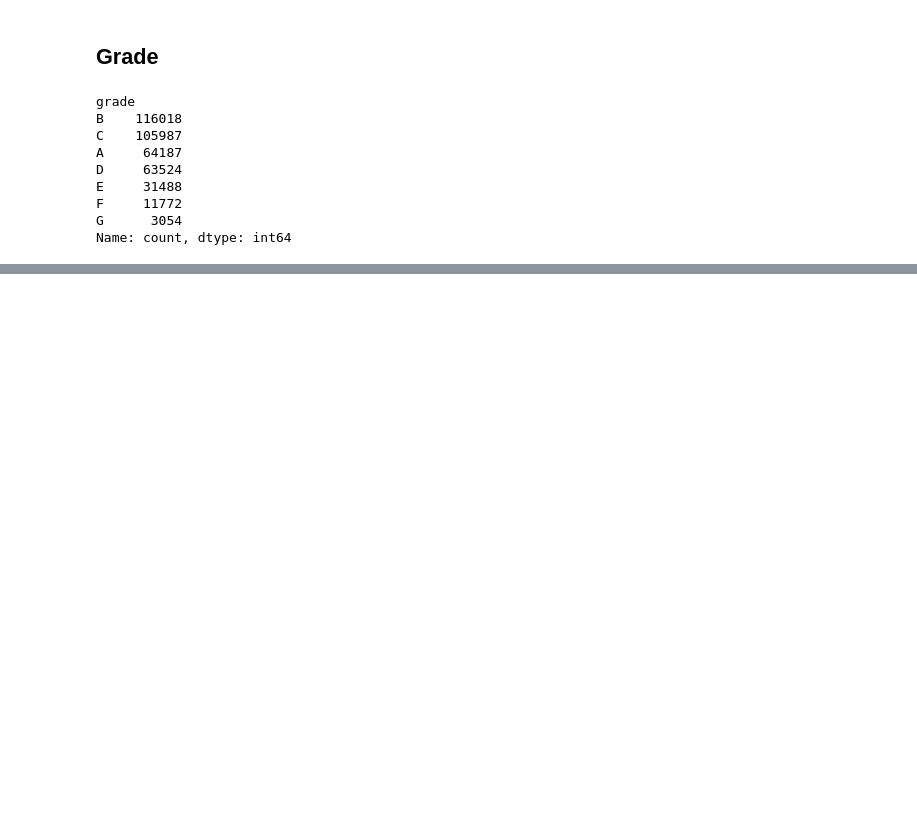
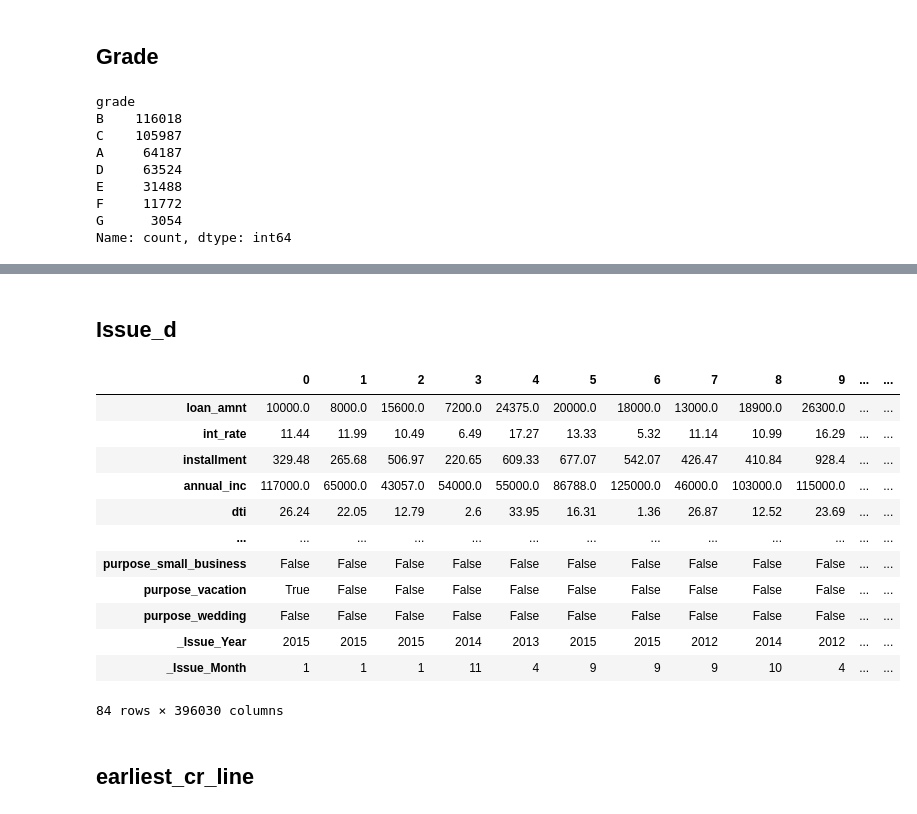
Before and after one commit to PrathamModi001/LendSure, a Jupyter notebook: loan_default_prediction.ipynb, the cells around one changed output, grey strips where cells are left out. Saved outputs shown, nothing was run; the diff lists cells and outputs as text; code cells hidden in the pictures; blank space fills up the shorter version.

```diff
--- a/loan_default_prediction.ipynb
+++ b/loan_default_prediction.ipynb
@@ -873,0 +869,4 @@ df.drop("grade", axis=1)
+# %%
+df_encoded = pd.get_dummies(df["sub_grade"])
+df = pd.concat([df,df_encoded], axis=1)
+df.drop("sub_grade", axis=1,inplace=True)
@@ -873,0 +886,4 @@ df.drop("grade", axis=1)
+# %%
+df_encoded = pd.get_dummies(df["home_ownership"])
+df = pd.concat([df,df_encoded], axis=1)
+df.drop("home_ownership", axis=1, inplace=True)
@@ -873,0 +912,4 @@ df.drop("grade", axis=1)
+# %%
+dummies = pd.get_dummies(df[['verification_status', 'application_type','initial_list_status','purpose' ]],drop_first=True)
+df = df.drop(['verification_status', 'application_type','initial_list_status','purpose'],axis=1)
+df = pd.concat([df,dummies],axis=1)
@@ -873,0 +932,26 @@ df.drop("grade", axis=1)
+# %% [markdown]
+## Issue_d
+# %%
+df["issue_d"] = pd.to_datetime(df["issue_d"])
+df["_Issue_Year"] = df["issue_d"].dt.year
+df["_Issue_Month"] = df["issue_d"].dt.month
+
+df.drop("issue_d", axis=1, inplace=True)
+# %%
+df.T
+# %% [output]
+|  | 0 | 1 | 2 | 3 | 4 | 5 | 6 | 7 | 8 | 9 | ... | ... |
+| loan_amnt | 10000.0 | 8000.0 | 15600.0 | 7200.0 | 24375.0 | 20000.0 | 18000.0 | 13000.0 | 18900.0 | 26300.0 | ... | ... |
+| int_rate | 11.44 | 11.99 | 10.49 | 6.49 | 17.27 | 13.33 | 5.32 | 11.14 | 10.99 | 16.29 | ... | ... |
+| installment | 329.48 | 265.68 | 506.97 | 220.65 | 609.33 | 677.07 | 542.07 | 426.47 | 410.84 | 928.4 | ... | ... |
+| annual_inc | 117000.0 | 65000.0 | 43057.0 | 54000.0 | 55000.0 | 86788.0 | 125000.0 | 46000.0 | 103000.0 | 115000.0 | ... | ... |
+| dti | 26.24 | 22.05 | 12.79 | 2.6 | 33.95 | 16.31 | 1.36 | 26.87 | 12.52 | 23.69 | ... | ... |
+| ... | ... | ... | ... | ... | ... | ... | ... | ... | ... | ... | ... | ... |
+| purpose_small_business | False | False | False | False | False | False | False | False | False | False | ... | ... |
+| purpose_vacation | True | False | False | False | False | False | False | False | False | False | ... | ... |
+| purpose_wedding | False | False | False | False | False | False | False | False | False | False | ... | ... |
+| _Issue_Year | 2015 | 2015 | 2015 | 2014 | 2013 | 2015 | 2015 | 2012 | 2014 | 2012 | ... | ... |
+| _Issue_Month | 1 | 1 | 1 | 11 | 4 | 9 | 9 | 9 | 10 | 4 | ... | ... |
+84 rows × 396030 columns
+# %% [markdown]
+## earliest_cr_line
```
Also changed, not shown: parts of 19 cells of this notebook.
